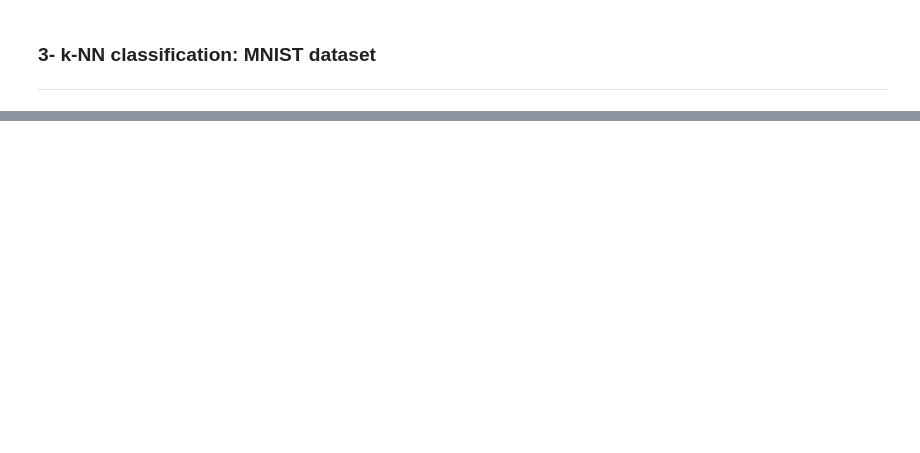
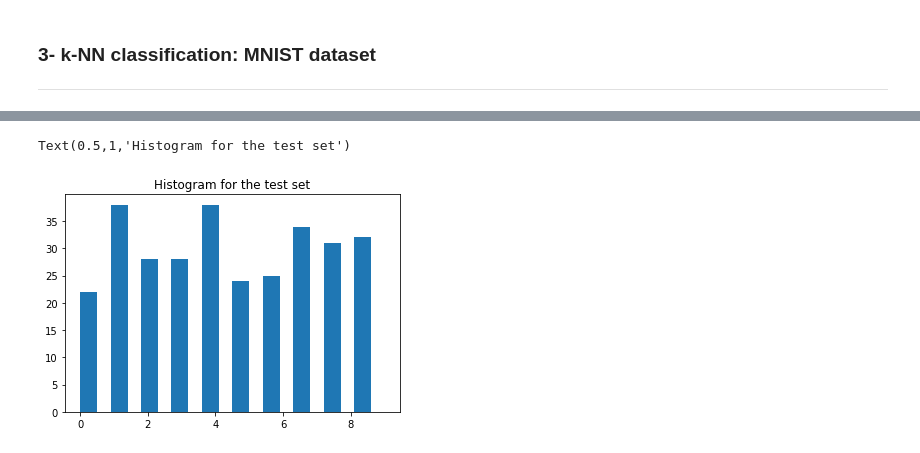
Before and after one commit to Maxtov/SI221, a Jupyter notebook: TP2/TP_kNN_Thauvin_Vranckx.ipynb, the cells around one changed output, grey strips where cells are left out. Saved outputs shown, nothing was run; the diff lists cells and outputs as text; code cells hidden in the pictures; blank space fills up the shorter version.

```diff
--- a/TP2/TP_kNN_Thauvin_Vranckx.ipynb
+++ b/TP2/TP_kNN_Thauvin_Vranckx.ipynb
@@ -290,0 +326,6 @@ repeat_5_with_K(K)
+# %%
+plt.hist(labels_test, width = 0.5)
+plt.title("Histogram for the test set")
+# %% [output]
+Text(0.5,1,'Histogram for the test set')
+[figure, added]
```
Also changed, not shown: parts of 14 cells of this notebook, 3 other files.
